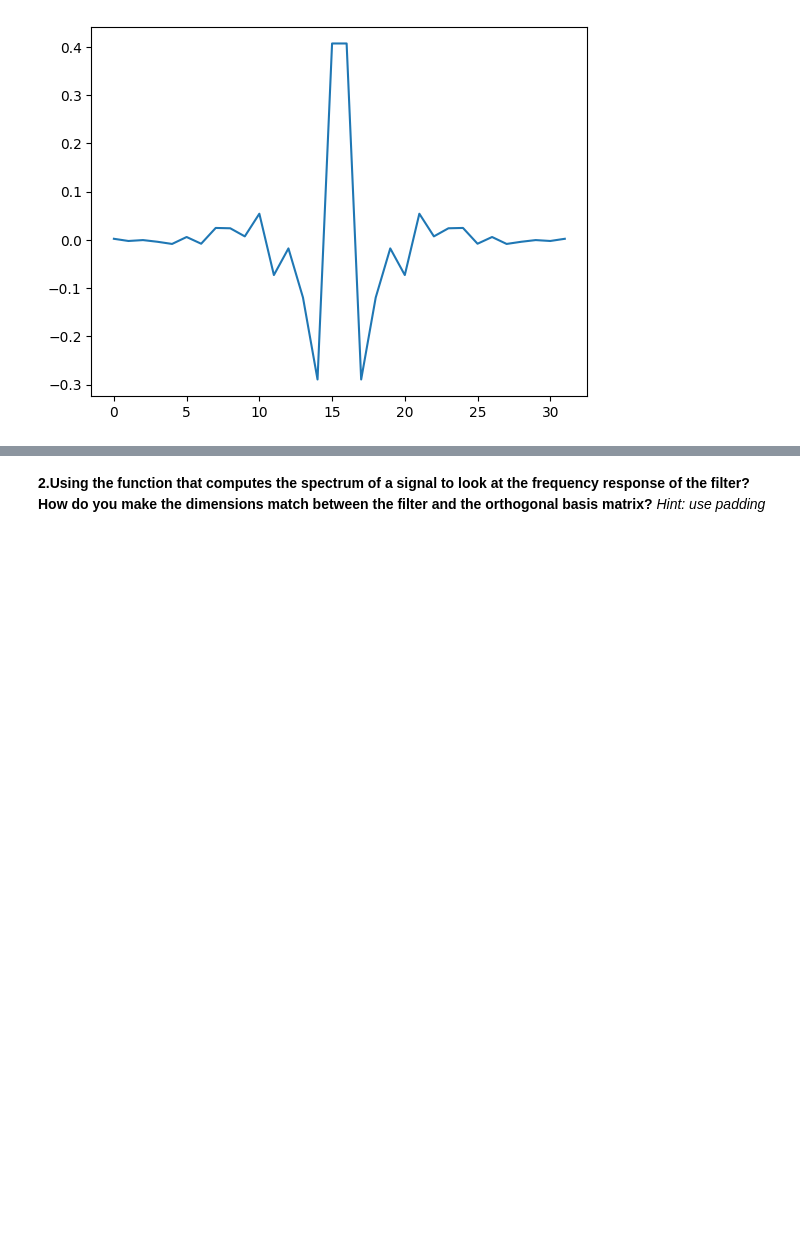
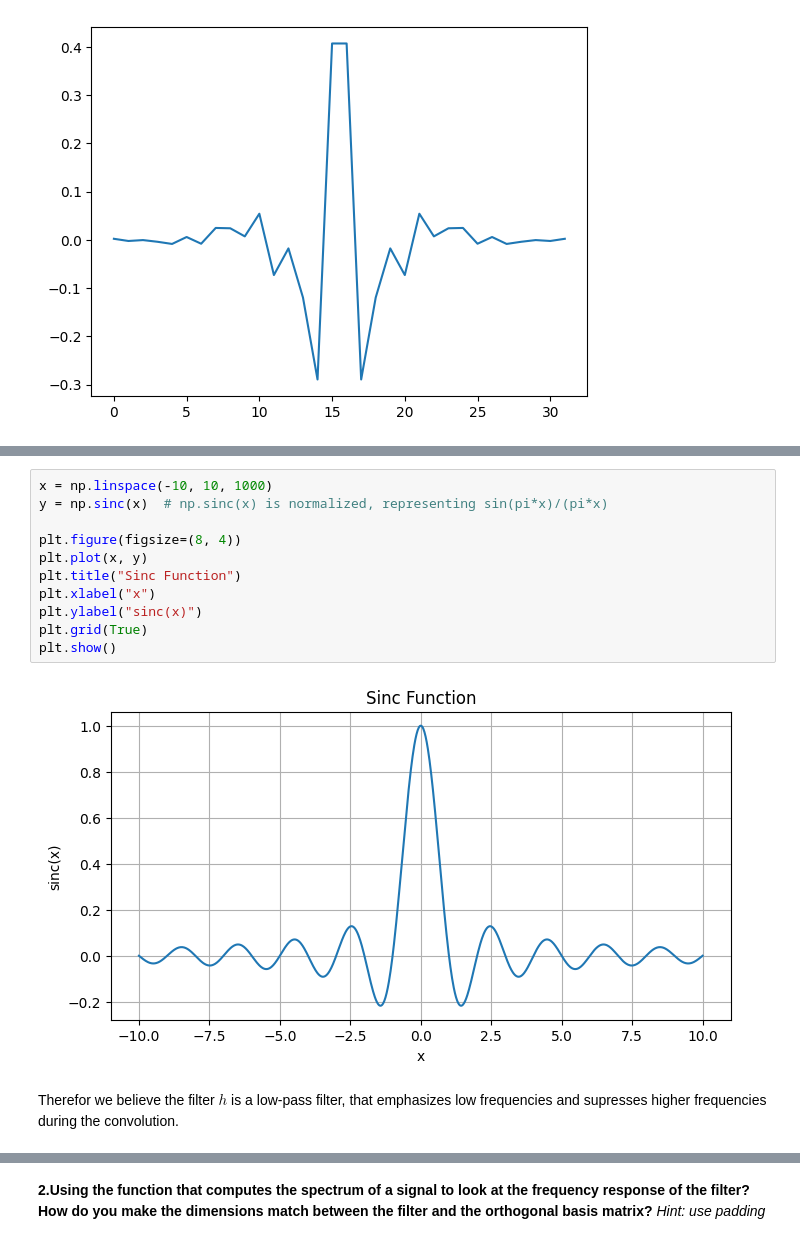
Before and after one commit to Warlour/02462-Project-2, a Jupyter notebook: assignment_2.ipynb, the cells around one changed output, grey strips where cells are left out. Saved outputs shown, nothing was run; the diff lists cells and outputs as text; blank space fills up the shorter version.

```diff
--- a/assignment_2.ipynb
+++ b/assignment_2.ipynb
@@ -285,3 +278,18 @@ What happens when we apply this filter using convolution???
+# %%
+x = np.linspace(-10, 10, 1000)
+y = np.sinc(x)  # np.sinc(x) is normalized, representing sin(pi*x)/(pi*x)
+
+plt.figure(figsize=(8, 4))
+plt.plot(x, y)
+plt.title("Sinc Function")
+plt.xlabel("x")
+plt.ylabel("sinc(x)")
+plt.grid(True)
+plt.show()
+# %% [output]
+[figure, added]
+# %% [markdown]
+Therefor we believe the filter $h$ is a low-pass filter, that emphasizes low frequencies and supresses higher frequencies during the convolution.
 # %% [markdown]
 <!-- Since we are dealing with a signal in the time-domain, the plot displays the amplitudes as a function of time.
 
```
Also changed, not shown: parts of 6 cells of this notebook.
